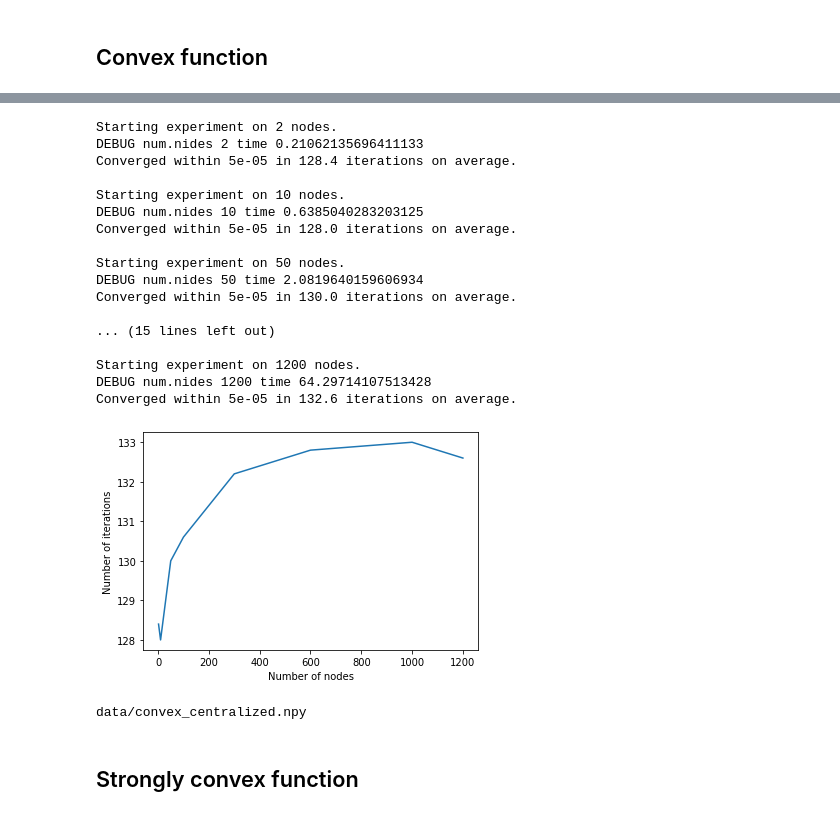
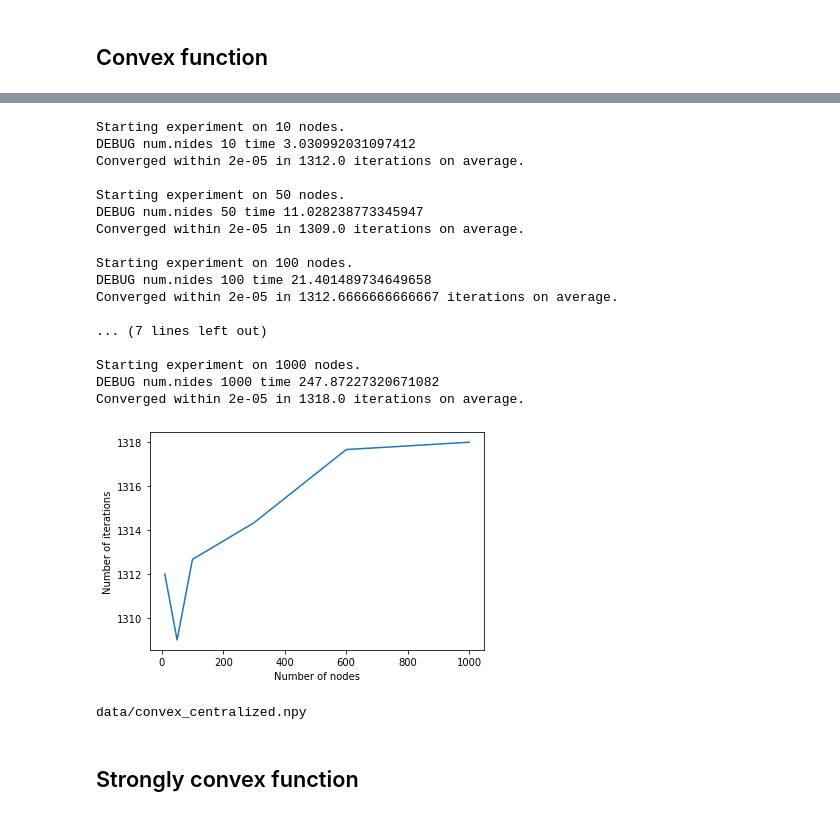
Before and after one commit to Katerina5649/OptML, a Jupyter notebook: experiments.ipynb, the cells around one changed output, grey strips where cells are left out. Saved outputs shown, nothing was run; the diff lists cells and outputs as text; code cells hidden in the pictures.

```diff
--- a/experiments.ipynb
+++ b/experiments.ipynb
@@ -231,8 +231,8 @@ Converged within 1e-05 in 69.0 iterations on average.
 data/nonconvex_dense.npy
 # %%
 topology = "ring"
-lr = 1e-1
-threshold = 1e-5
+lr = 1e-2
+threshold = 2e-5
 
 means, results = experiment(num_nodes, n_params, topology, func_type, max_iter, lr, threshold, number_exp)
 
@@ -266,7 +266,7 @@ data/convex_ring.npy
 # %%
 topology = "centralized"
-lr = 1e-1
-threshold = 5e-5
+lr = 1e-2
+threshold = 2e-5
 
 means, results = experiment(num_nodes, n_params, topology, func_type, max_iter, lr, threshold, number_exp)
 
@@ -303,8 +303,8 @@ data/nonconvex_centralized.npy
 func_type = "convex"
 # %%
 topology = "dense"
-lr = 1e-1
-threshold = 1e-5
+lr = 1e-2
+threshold = 2e-5
 
 means, results = experiment(num_nodes, n_params, topology, func_type, max_iter, lr, threshold, number_exp)
 
@@ -337,8 +337,8 @@ Converged within 1e-05 in 133.8 iterations on average.
 data/convex_dense.npy
 # %%
 topology = "ring"
-lr = 1e-1
-threshold = 1e-5
+lr = 1e-2
+threshold = 2e-5
 
 means, results = experiment(num_nodes, n_params, topology, func_type, max_iter, lr, threshold, number_exp)
 
@@ -371,37 +371,37 @@ Converged within 1e-05 in 141.6 iterations on average.
 data/convex_ring.npy
 # %%
 topology = "centralized"
-lr = 1e-1
-threshold = 5e-5
+lr = 1e-2
+threshold = 2e-5
 
 means, results = experiment(num_nodes, n_params, topology, func_type, max_iter, lr, threshold, number_exp)
 
 plotIter(num_nodes, means)
 
 filename = save_folder + func_type.replace(" ", "") + "_" + topology + ".npy"
 print(filename)
 
 with open(filename, 'wb') as f:
     np.save(f, results)
 # %% [output]
-Starting experiment on 2 nodes.
-DEBUG num.nides 2 time 0.21062135696411133
-Converged within 5e-05 in 128.4 iterations on average.
-
 Starting experiment on 10 nodes.
-DEBUG num.nides 10 time 0.6385040283203125
-Converged within 5e-05 in 128.0 iterations on average.
+DEBUG num.nides 10 time 3.030992031097412
+Converged within 2e-05 in 1312.0 iterations on average.
 
 Starting experiment on 50 nodes.
-DEBUG num.nides 50 time 2.0819640159606934
-Converged within 5e-05 in 130.0 iterations on average.
+DEBUG num.nides 50 time 11.028238773345947
+Converged within 2e-05 in 1309.0 iterations on average.
 
-... (15 lines left out)
+Starting experiment on 100 nodes.
+DEBUG num.nides 100 time 21.401489734649658
+Converged within 2e-05 in 1312.6666666666667 iterations on average.
 
-Starting experiment on 1200 nodes.
-DEBUG num.nides 1200 time 64.29714107513428
-Converged within 5e-05 in 132.6 iterations on average.
+... (7 lines left out)
+
+Starting experiment on 1000 nodes.
+DEBUG num.nides 1000 time 247.87227320671082
+Converged within 2e-05 in 1318.0 iterations on average.
-[figure, old version]
+[figure, new version]
 data/convex_centralized.npy
 # %% [markdown]
 ## Strongly convex function
```
Also changed, not shown: parts of 19 cells of this notebook, 12 other files.
